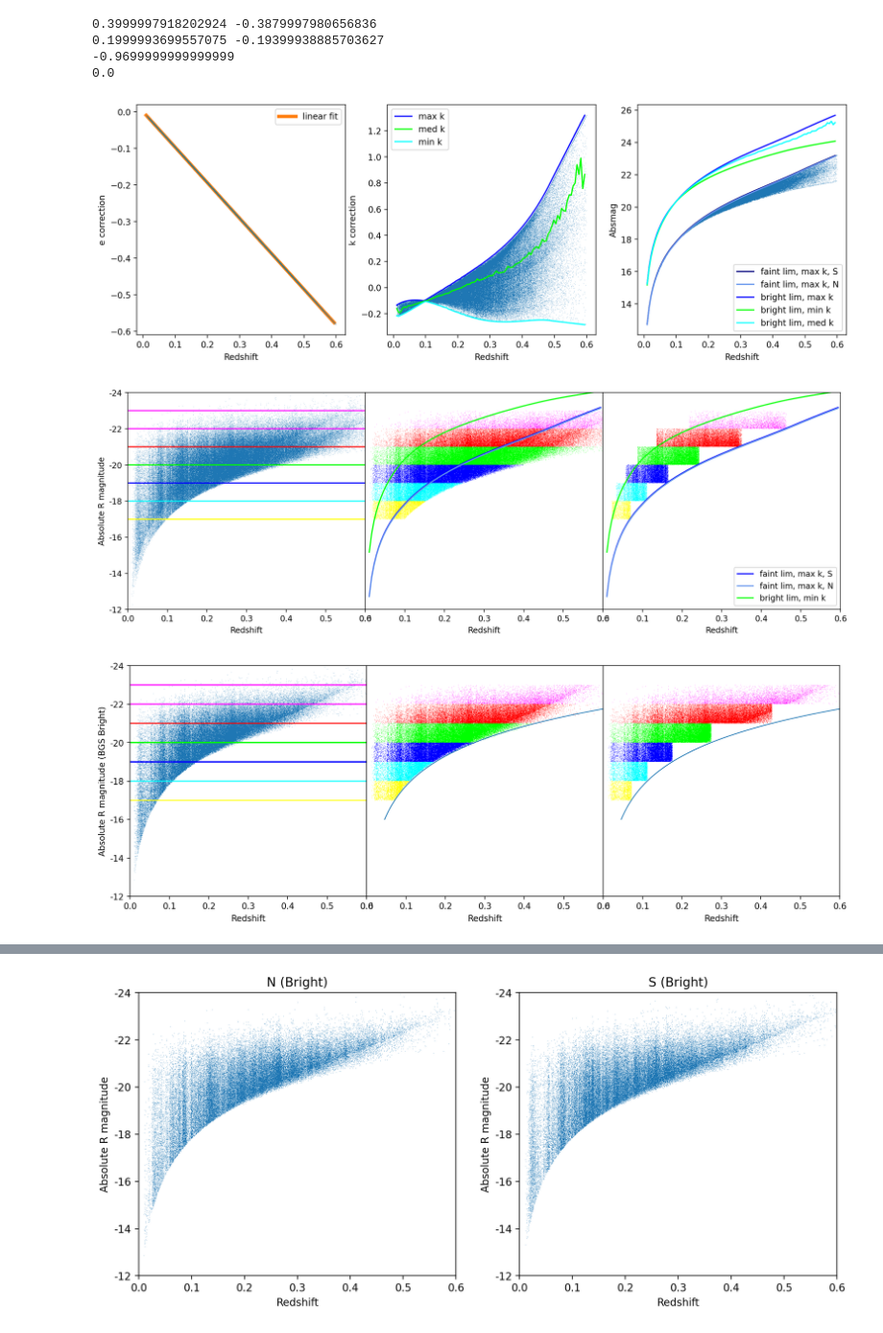
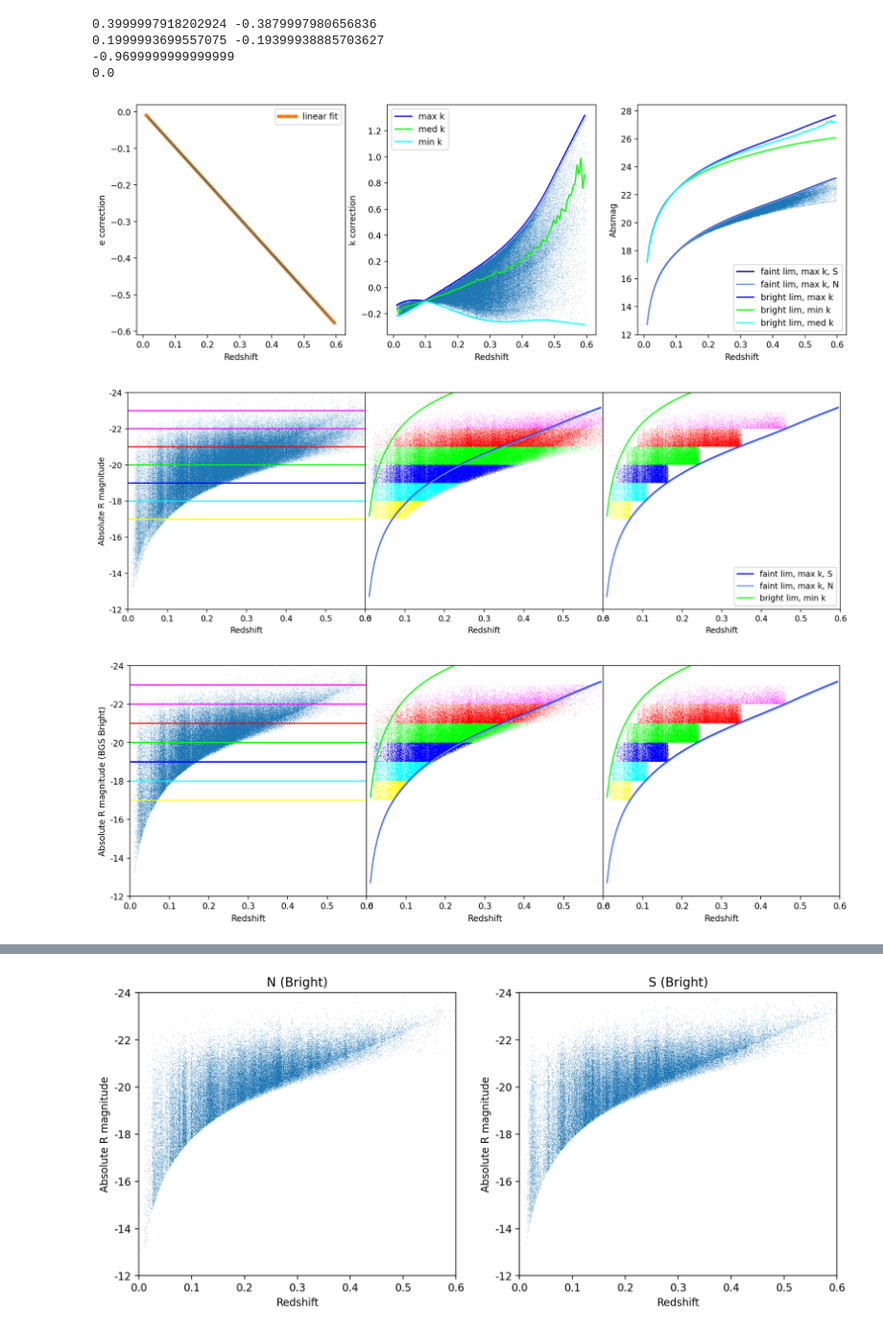
Before and after one commit to erdowning/project, a Jupyter notebook: clustering_sv3/clustering_sv3_cat.ipynb, the cells around one changed output, grey strips where cells are left out. Shown at 96% size. Saved outputs shown, nothing was run; the diff lists cells and outputs as text; code cells hidden in the pictures.

```diff
--- a/clustering_sv3/clustering_sv3_cat.ipynb
+++ b/clustering_sv3/clustering_sv3_cat.ipynb
@@ -80,6 +80,10 @@ S['APPLIM'] = 19.5
 
 N_bright = Table.read('/global/cfs/cdirs/desi/survey/catalogs/edav1/sv3/LSScats/clustering/BGS_BRIGHT_N_clustering.dat.fits')
 S_bright = Table.read('/global/cfs/cdirs/desi/survey/catalogs/edav1/sv3/LSScats/clustering/BGS_BRIGHT_S_clustering.dat.fits')
+N_bright['APPLIM'] = 19.539993
+S_bright['APPLIM'] = 19.5
+N_bright['ZLIM_UPPER'] = 0.6
+S_bright['ZLIM_UPPER'] = 0.6
 # %%
 N
 # %% [output]
@@ -606,9 +662,9 @@ faintlim_range_S_min = 19.5  - 5*np.log10(dl_range) - 25 - k_min - e_z
 faintlim_range_N_med = 19.539993 - 5*np.log10(dl_range) - 25 - k_med - e_z
 faintlim_range_S_med = 19.5  - 5*np.log10(dl_range) - 25 - k_med - e_z
 
-brightlim_range_max = 17 - 5*np.log10(dl_range) - 25 - k_max - e_z
-brightlim_range_min = 17 - 5*np.log10(dl_range) - 25 - k_min - e_z
-brightlim_range_med = 17 - 5*np.log10(dl_range) - 25 - k_med - e_z
+brightlim_range_max = 15 - 5*np.log10(dl_range) - 25 - k_max - e_z
+brightlim_range_min = 15 - 5*np.log10(dl_range) - 25 - k_min - e_z
+brightlim_range_med = 15 - 5*np.log10(dl_range) - 25 - k_med - e_z
 # %% [output]
 0.3999997918202924 -0.3879997980656836
 0.1999993699557075 -0.19399938885703627
@@ -648,9 +704,9 @@ plt.plot(z_range[0:-1], -brightlim_range_med, color='aqua', label='bright lim, m
 plt.legend()
 plt.xlabel('Redshift')
 plt.ylabel('Absmag')
-plt.savefig('../figures/week8/sv3_corrections_and_absmag.png')
+plt.savefig('../figures/week8-9/sv3_corrections_and_absmag.png')
 # %% [output]
-[figure, old version]
+[figure, new version]
 # %%
 plt.figure(figsize=(16,5), dpi=200)
 ax1 = plt.subplot(131)
@@ -685,12 +741,12 @@ plt.xlim(0,0.6)
 plt.xlabel('Redshift')
 
 ax3 = plt.subplot(133)
-ax3.plot(data['Z'][np.intersect1d(absmag_lim(-17,-18, data), redshift_lim_from_k(-17, data))], -data['ABSMAG_R'][np.intersect1d(absmag_lim(-17,-18, data), redshift_lim_from_k(-17, data))], lw=0, marker=',', color='yellow')
-ax3.plot(data['Z'][np.intersect1d(absmag_lim(-18,-19, data), redshift_lim_from_k(-18, data))], -data['ABSMAG_R'][np.intersect1d(absmag_lim(-18,-19, data), redshift_lim_from_k(-18, data))], lw=0, marker=',', color='cyan')
-ax3.plot(data['Z'][np.intersect1d(absmag_lim(-19,-20, data), redshift_lim_from_k(-19, data))], -data['ABSMAG_R'][np.intersect1d(absmag_lim(-19,-20, data), redshift_lim_from_k(-19, data))], lw=0, marker=',', color='blue')
-ax3.plot(data['Z'][np.intersect1d(absmag_lim(-20,-21, data), redshift_lim_from_k(-20, data))], -data['ABSMAG_R'][np.intersect1d(absmag_lim(-20,-21, data), redshift_lim_from_k(-20, data))], lw=0, marker=',', color='lime')
-ax3.plot(data['Z'][np.intersect1d(absmag_lim(-21,-22, data), redshift_lim_from_k(-21, data))], -data['ABSMAG_R'][np.intersect1d(absmag_lim(-21,-22, data), redshift_lim_from_k(-21, data))], lw=0, marker=',', color='red')
-ax3.plot(data['Z'][np.intersect1d(absmag_lim(-22,-23, data), redshift_lim_from_k(-22, data))], -data['ABSMAG_R'][np.intersect1d(absmag_lim(-22,-23, data), redshift_lim_from_k(-22, data))], lw=0, marker=',', color='magenta')
+ax3.plot(data['Z'][np.intersect1d(absmag_lim(-17,-18, data), redshift_lim_from_k(-17,-18, data))], -data['ABSMAG_R'][np.intersect1d(absmag_lim(-17,-18, data), redshift_lim_from_k(-17,-18, data))], lw=0, marker=',', color='yellow')
+ax3.plot(data['Z'][np.intersect1d(absmag_lim(-18,-19, data), redshift_lim_from_k(-18,-19, data))], -data['ABSMAG_R'][np.intersect1d(absmag_lim(-18,-19, data), redshift_lim_from_k(-18,-19, data))], lw=0, marker=',', color='cyan')
+ax3.plot(data['Z'][np.intersect1d(absmag_lim(-19,-20, data), redshift_lim_from_k(-19,-20, data))], -data['ABSMAG_R'][np.intersect1d(absmag_lim(-19,-20, data), redshift_lim_from_k(-19,-20, data))], lw=0, marker=',', color='blue')
+ax3.plot(data['Z'][np.intersect1d(absmag_lim(-20,-21, data), redshift_lim_from_k(-20,-21, data))], -data['ABSMAG_R'][np.intersect1d(absmag_lim(-20,-21, data), redshift_lim_from_k(-20,-21, data))], lw=0, marker=',', color='lime')
+ax3.plot(data['Z'][np.intersect1d(absmag_lim(-21,-22, data), redshift_lim_from_k(-21,-22, data))], -data['ABSMAG_R'][np.intersect1d(absmag_lim(-21,-22, data), redshift_lim_from_k(-21,-22, data))], lw=0, marker=',', color='red')
+ax3.plot(data['Z'][np.intersect1d(absmag_lim(-22,-23, data), redshift_lim_from_k(-22,-23, data))], -data['ABSMAG_R'][np.intersect1d(absmag_lim(-22,-23, data), redshift_lim_from_k(-22,-23, data))], lw=0, marker=',', color='magenta')
 #ax3.plot(zmax_range, -M_range, color='tab:blue', lw=1)
 ax3.plot(z_range[0:-1], -faintlim_range_S_max, color='blue', label='faint lim, max k, S')
 ax3.plot(z_range[0:-1], -faintlim_range_N_max, color='cornflowerblue', label='faint lim, max k, N')
@@ -702,9 +758,9 @@ plt.legend()
 
 plt.xlabel('Redshift')
 plt.subplots_adjust(wspace=0)
-plt.savefig('../figures/week8/sv3_mag_v_redshift.png')
+plt.savefig('../figures/week8-9/sv3_mag_v_redshift.png')
 # %% [output]
-[figure, old version]
+[figure, new version]
 # %%
 plt.figure(figsize=(15,5), dpi=200)
 ax1 = plt.subplot(131)
@@ -718,40 +774,46 @@ ax1.plot([0,0.6],[21,21], color='red')
 ax1.plot([0,0.6],[22,22], color='magenta')
 ax1.plot([0,0.6],[23,23], color='magenta')
 
 plt.ylim(12,24)
 plt.xlim(0,0.6)
 plt.yticks([12,14,16,18,20,22,24],['-12','-14','-16','-18','-20','-22','-24'])
 plt.xlabel('Redshift')
 plt.ylabel('Absolute R magnitude (BGS Bright)')
 
 ax2 = plt.subplot(132)
 ax2.plot(data_bright['Z'][absmag_lim(-17,-18, data_bright)], -data_bright['ABSMAG_R'][absmag_lim(-17,-18, data_bright)], lw=0, marker=',', color='yellow')
 ax2.plot(data_bright['Z'][absmag_lim(-18,-19, data_bright)], -data_bright['ABSMAG_R'][absmag_lim(-18,-19, data_bright)], lw=0, marker=',', color='cyan')
 ax2.plot(data_bright['Z'][absmag_lim(-19,-20, data_bright)], -data_bright['ABSMAG_R'][absmag_lim(-19,-20, data_bright)], lw=0, marker=',', color='blue')
 ax2.plot(data_bright['Z'][absmag_lim(-20,-21, data_bright)], -data_bright['ABSMAG_R'][absmag_lim(-20,-21, data_bright)], lw=0, marker=',', color='lime')
 ax2.plot(data_bright['Z'][absmag_lim(-21,-22, data_bright)], -data_bright['ABSMAG_R'][absmag_lim(-21,-22, data_bright)], lw=0, marker=',', color='red')
 ax2.plot(data_bright['Z'][absmag_lim(-22,-23, data_bright)], -data_bright['ABSMAG_R'][absmag_lim(-22,-23, data_bright)], lw=0, marker=',', color='magenta')
-ax2.plot(zmax_range_bright, -M_range, color='tab:blue', lw=1)
+#ax2.plot(zmax_range_bright, -M_range, color='tab:blue', lw=1)
+ax2.plot(z_range[0:-1], -faintlim_range_S_max, color='blue', label='faint lim, max k, S')
+ax2.plot(z_range[0:-1], -faintlim_range_N_max, color='cornflowerblue', label='faint lim, max k, N')
+ax2.plot(z_range[0:-1], -brightlim_range_min, color='lime', label='bright lim, min k')
 plt.yticks([])
 plt.ylim(12,24)
 plt.xlim(0,0.6)
 plt.xlabel('Redshift')
 
 
 ax3 = plt.subplot(133)
-ax3.plot(data_bright['Z'][np.intersect1d(absmag_lim(-17,-18, data_bright), redshift_lim_bright(-17, data_bright))], -data_bright['ABSMAG_R'][np.intersect1d(absmag_lim(-17,-18, data_bright), redshift_lim_bright(-17, data_bright))], lw=0, marker=',', color='yellow')
-ax3.plot(data_bright['Z'][np.intersect1d(absmag_lim(-18,-19, data_bright), redshift_lim_bright(-18, data_bright))], -data_bright['ABSMAG_R'][np.intersect1d(absmag_lim(-18,-19, data_bright), redshift_lim_bright(-18, data_bright))], lw=0, marker=',', color='cyan')
-ax3.plot(data_bright['Z'][np.intersect1d(absmag_lim(-19,-20, data_bright), redshift_lim_bright(-19, data_bright))], -data_bright['ABSMAG_R'][np.intersect1d(absmag_lim(-19,-20, data_bright), redshift_lim_bright(-19, data_bright))], lw=0, marker=',', color='blue')
-ax3.plot(data_bright['Z'][np.intersect1d(absmag_lim(-20,-21, data_bright), redshift_lim_bright(-20, data_bright))], -data_bright['ABSMAG_R'][np.intersect1d(absmag_lim(-20,-21, data_bright), redshift_lim_bright(-20, data_bright))], lw=0, marker=',', color='lime')
-ax3.plot(data_bright['Z'][np.intersect1d(absmag_lim(-21,-22, data_bright), redshift_lim_bright(-21, data_bright))], -data_bright['ABSMAG_R'][np.intersect1d(absmag_lim(-21,-22, data_bright), redshift_lim_bright(-21, data_bright))], lw=0, marker=',', color='red')
-ax3.plot(data_bright['Z'][np.intersect1d(absmag_lim(-22,-23, data_bright), redshift_lim_bright(-22, data_bright))], -data_bright['ABSMAG_R'][np.intersect1d(absmag_lim(-22,-23, data_bright), redshift_lim_bright(-22, data_bright))], lw=0, marker=',', color='magenta')
-ax3.plot(zmax_range_bright, -M_range, color='tab:blue', lw=1)
+ax3.plot(data_bright['Z'][np.intersect1d(absmag_lim(-17,-18, data_bright), redshift_lim_from_k(-17,-18, data_bright))], -data_bright['ABSMAG_R'][np.intersect1d(absmag_lim(-17,-18, data_bright), redshift_lim_from_k(-17,-18, data_bright))], lw=0, marker=',', color='yellow')
+ax3.plot(data_bright['Z'][np.intersect1d(absmag_lim(-18,-19, data_bright), redshift_lim_from_k(-18,-19, data_bright))], -data_bright['ABSMAG_R'][np.intersect1d(absmag_lim(-18,-19, data_bright), redshift_lim_from_k(-18,-19, data_bright))], lw=0, marker=',', color='cyan')
+ax3.plot(data_bright['Z'][np.intersect1d(absmag_lim(-19,-20, data_bright), redshift_lim_from_k(-19,-20, data_bright))], -data_bright['ABSMAG_R'][np.intersect1d(absmag_lim(-19,-20, data_bright), redshift_lim_from_k(-19,-20, data_bright))], lw=0, marker=',', color='blue')
+ax3.plot(data_bright['Z'][np.intersect1d(absmag_lim(-20,-21, data_bright), redshift_lim_from_k(-20,-21, data_bright))], -data_bright['ABSMAG_R'][np.intersect1d(absmag_lim(-20,-21, data_bright), redshift_lim_from_k(-20,-21, data_bright))], lw=0, marker=',', color='lime')
+ax3.plot(data_bright['Z'][np.intersect1d(absmag_lim(-21,-22, data_bright), redshift_lim_from_k(-21,-22, data_bright))], -data_bright['ABSMAG_R'][np.intersect1d(absmag_lim(-21,-22, data_bright), redshift_lim_from_k(-21,-22, data_bright))], lw=0, marker=',', color='red')
+ax3.plot(data_bright['Z'][np.intersect1d(absmag_lim(-22,-23, data_bright), redshift_lim_from_k(-22,-23, data_bright))], -data_bright['ABSMAG_R'][np.intersect1d(absmag_lim(-22,-23, data_bright), redshift_lim_from_k(-22,-23, data_bright))], lw=0, marker=',', color='magenta')
+#ax3.plot(zmax_range_bright, -M_range, color='tab:blue', lw=1)
+ax3.plot(z_range[0:-1], -faintlim_range_S_max, color='blue', label='faint lim, max k, S')
+ax3.plot(z_range[0:-1], -faintlim_range_N_max, color='cornflowerblue', label='faint lim, max k, N')
+ax3.plot(z_range[0:-1], -brightlim_range_min, color='lime', label='bright lim, min k')
 plt.yticks([])
 plt.ylim(12,24)
 plt.xlim(0,0.6)
 
 plt.xlabel('Redshift')
 plt.subplots_adjust(wspace=0)
-plt.savefig('../figures/week8/sv3_mag_v_redshift_bright.png')
+plt.savefig('../figures/week8-9/sv3_mag_v_redshift_bright.png')
 # %% [output]
-[figure, old version]
+[figure, new version]
```
Also changed, not shown: parts of 8 cells of this notebook, 31 other files.
